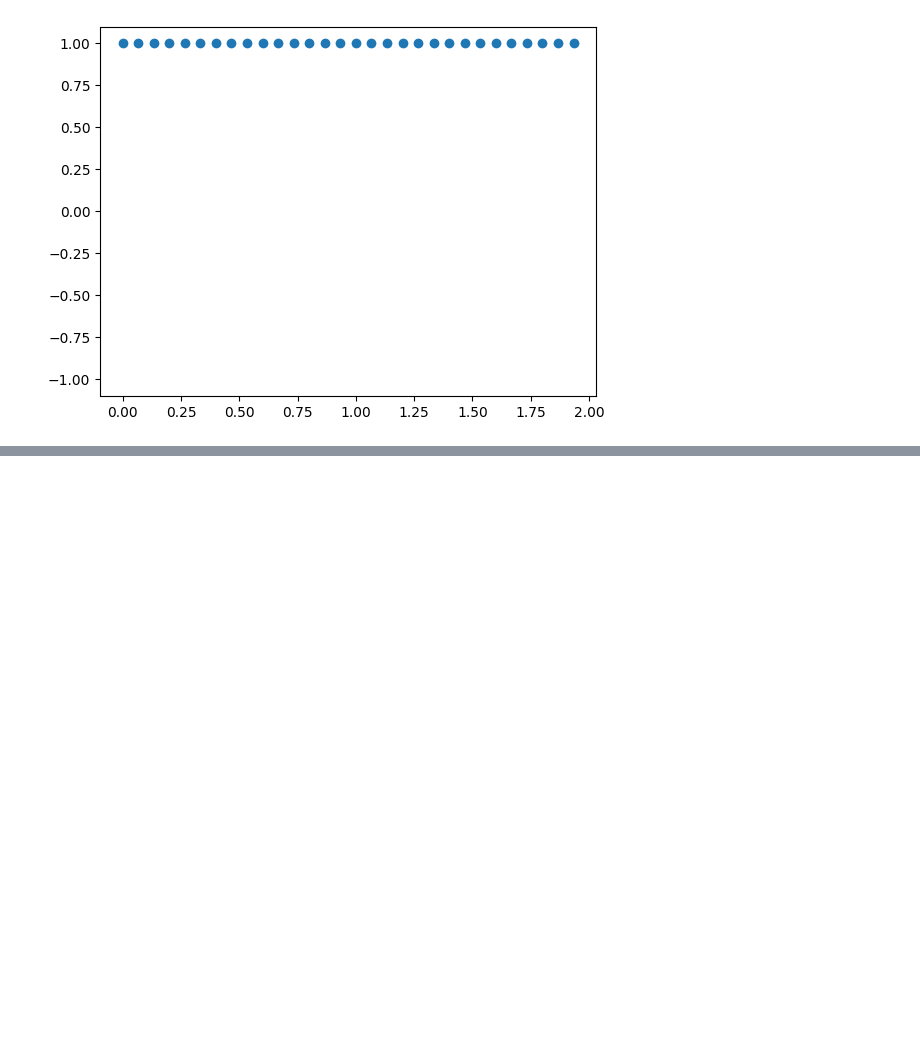
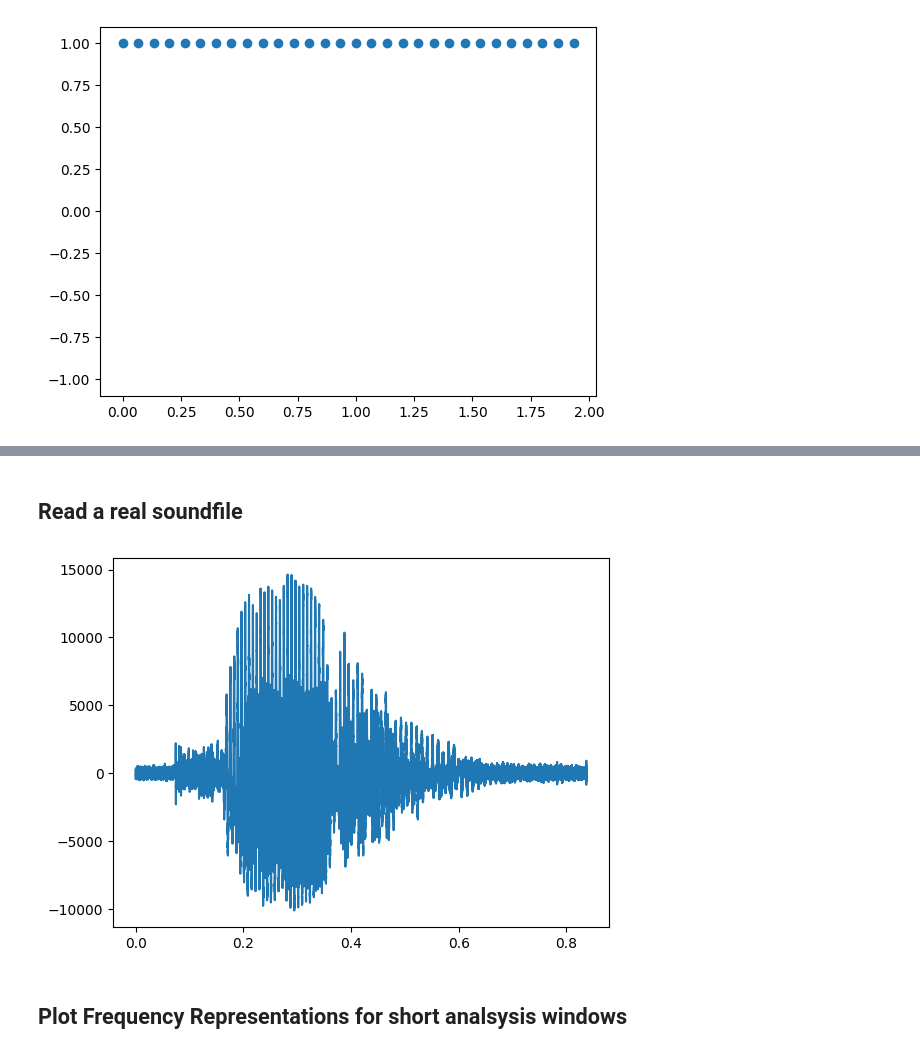
Before and after one commit to janniss91/SpeedyPanther, a Jupyter notebook: notebooks/wave_forms.ipynb, the cells around one changed output, grey strips where cells are left out. Cells and saved outputs as stored; diff of their text form; code cells hidden in the pictures; blank space fills up the shorter version.

```diff
--- a/notebooks/wave_forms.ipynb
+++ b/notebooks/wave_forms.ipynb
@@ -97,0 +111,18 @@ def dft(sample_window: np.ndarray, duration: float = 0., sample_rate: int = 44_1
+# %% [markdown]
+## Read a real soundfile
+# %%
+coo_file = "../data/single_words/vowels/Monophthongs/11-coo.wav"
+coo_sr, coo = read(coo_file)
+coo_arr = np.array(coo, dtype=float)
+
+# Only take the first channel for now.
+coo_arr = coo_arr[:, 0]
+
+# Generate timesteps to be able to plot the wave.
+coo_timesteps = generate_timesteps(coo_arr)
+# %%
+plot_waveform(coo_timesteps, coo_arr)
+# %% [output]
+[figure, added]
+# %% [markdown]
+## Plot Frequency Representations for short analsysis windows
```
Also changed, not shown: parts of 17 cells of this notebook, 6 other files.
